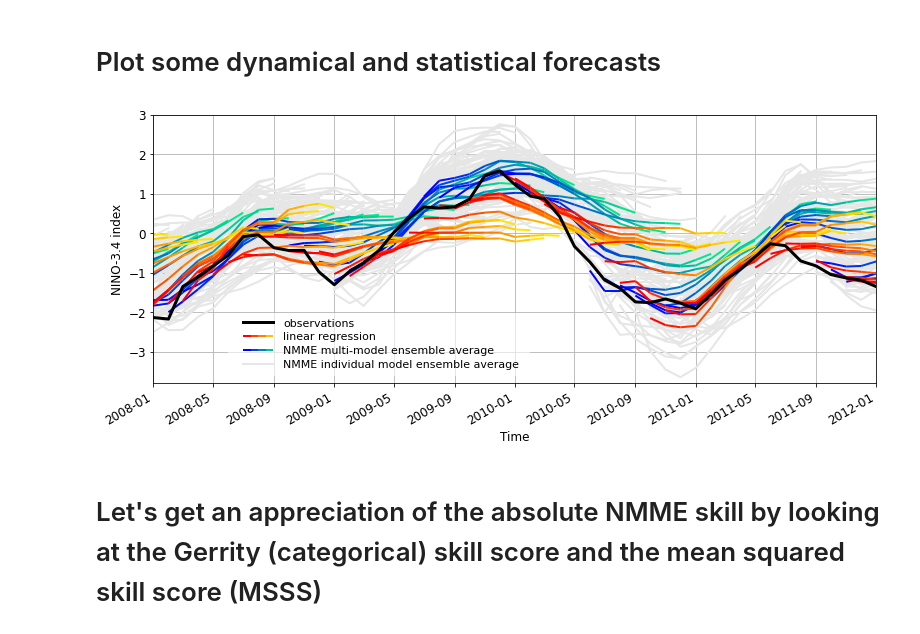
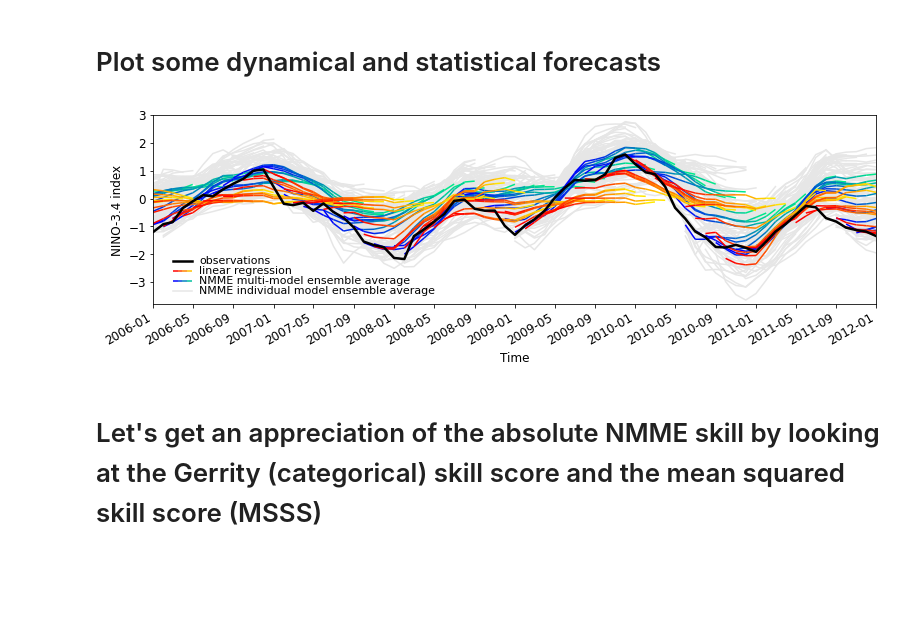
Before and after one commit to dougiesquire/paper_Risbey-Squire_ENSO, a Jupyter notebook: Risbey_Nature.ipynb, the cells around one changed output. Drawn from its saved outputs; the diff is of its cells as text; code cells hidden in the pictures; blank space fills up the shorter version.

```diff
--- a/Risbey_Nature.ipynb
+++ b/Risbey_Nature.ipynb
@@ -1322,19 +1322,23 @@ obs_where_elnino_decay_switched, obs_where_lanina_decay_switched = get_ENSO_onse
                                                                                             obs_where_lanina_switched.sel(lead_time=slice(0,12)))
 # %% [markdown]
 # Plot some dynamical and statistical forecasts
+# %%
+fontsize = 11
+linewidth = 1.5
+label_fontsize = 13
 # %%
 fcst_dates = test_period
 
-rc_params = {'figure.figsize'      : (11.1, 5.0),
+rc_params = {'figure.figsize'      : (11.1, 3.9),
              'axes.titlesize'      : 'medium',
-             'font.size'           : 12,
+             'font.size'           : fontsize,
              'font.family'         : 'sans serif',
              'font.serif'          : 'Helvetica',
-             'legend.fontsize'     : 10,
+             'legend.fontsize'     : fontsize-1,
              'legend.columnspacing': 0.7,
              'legend.labelspacing' : 0.03,
              'legend.handlelength' : 1.5,
-             'lines.linewidth'     : 2.0}
+             'lines.linewidth'     : linewidth}
 
 with mpl.rc_context(rc=rc_params):
     grey = [0.9,0.9,0.9]
@@ -1365,48 +1369,48 @@ with mpl.rc_context(rc=rc_params):
         for idy, fcst in enumerate(fcst_nino34.values()):
             to_plot = doppyo.utils.leadtime_to_datetime(fcst[anomaly_gp].sel(init_date=date))
             if (idx == 0) & (idy == 0):
                 plt.plot(to_plot.time.values, to_plot.mean('ensemble'),
                          color=grey, zorder=1, label='NMME individual model ensemble average')
             else:
                 plt.plot(to_plot.time.values, to_plot.mean('ensemble'),
                          color=grey, zorder=1, label='_nolegend_')
 
-    obs_nino34[anomaly_gp].sel(lead_time=0).plot(color='k', linestyle='-', linewidth=3, label='Observations')
+    obs_nino34[anomaly_gp].sel(lead_time=0).plot(color='k', linestyle='-', linewidth=linewidth+1, label='Observations')
 
-    plt.grid(True, which='both')
+#     plt.grid(True, which='both')
     plt.gca().set_axisbelow(True)
 
     # Manually make the legend -----
-    rect = mpl.patches.Rectangle((np.datetime64('2008-06'),-3.6), 20, 1.59, linewidth=0, facecolor='w', alpha=0.6,
-                                capstyle='round', joinstyle='round')
-    plt.gca().add_patch(rect)
+#     rect = mpl.patches.Rectangle((np.datetime64('2006-02'),-3.6), 20, 1.59, linewidth=0, facecolor='w', alpha=0.6,
+#                                 capstyle='round', joinstyle='round')
+#     plt.gca().add_patch(rect)
 
-    span = pd.date_range('2008-07-01','2008-09-01', freq='15D')
+    span = pd.date_range('2006-03-01','2006-05-01', freq='15D')
     plt.plot(span, -3.3*np.ones_like(span.astype(int)), color=grey, zorder=1)
-    plt.text(np.datetime64('2008-09-20'), -3.4, 'NMME individual model ensemble average', fontsize=11)
+    plt.text(np.datetime64('2006-05-20'), -3.4, 'NMME individual model ensemble average', fontsize=fontsize-1)
     plot_fcst(span, -2.95*np.ones_like(span.astype(int)), cmap='winter')
-    plt.text(np.datetime64('2008-09-20'), -3.05, 'NMME multi-model ensemble average', fontsize=11)
+    plt.text(np.datetime64('2006-05-20'), -3.05, 'NMME multi-model ensemble average', fontsize=fontsize-1)
     plot_fcst(span, -2.6*np.ones_like(span.astype(int)), cmap='autumn')
-    plt.text(np.datetime64('2008-09-20'), -2.7, regr, fontsize=11)
-    plt.plot(span, -2.25*np.ones_like(span.astype(int)), color='k', linestyle='-', linewidth=3)
-    plt.text(np.datetime64('2008-09-20'), -2.35, 'observations', fontsize=11)
+    plt.text(np.datetime64('2006-05-20'), -2.7, regr, fontsize=fontsize-1)
+    plt.plot(span, -2.25*np.ones_like(span.astype(int)), color='k', linestyle='-', linewidth=linewidth+1)
+    plt.text(np.datetime64('2006-05-20'), -2.35, 'observations', fontsize=fontsize-1)
 
-    plt.xlim(np.datetime64('2008-01'),
+    plt.xlim(np.datetime64('2006-01'),
              np.datetime64('2012-01'))
     plt.ylim(-3.8,3);
     plt.xlabel('Time');
     plt.ylabel('NINO-3.4 index');
     plt.title('')
-    plt.xticks(pd.date_range(start='2008-01', end='2012-01', freq='4MS'),
-               labels=[date.strftime('%Y-%m') for date in pd.date_range(start='2008-01', end='2012-01', freq='4MS')],
+    plt.xticks(pd.date_range(start='2006-01', end='2012-01', freq='4MS'),
+               labels=[date.strftime('%Y-%m') for date in pd.date_range(start='2006-01', end='2012-01', freq='4MS')],
                rotation=30)
 
 
     plt.tight_layout();
     # plt.savefig(saveloc + 'nino34_timeseries.eps', format='eps', bbox_inches='tight')
     plt.savefig(saveloc + 'nino34_timeseries.pdf', format='pdf', bbox_inches='tight')
 # %% [output]
-[figure, old version]
+[figure, new version]
 # %% [markdown]
 # Let's get an appreciation of the absolute NMME skill by looking at the Gerrity (categorical) skill score and the mean squared skill score (MSSS)
 # %%
```
Also changed, not shown: parts of 18 cells of this notebook.
